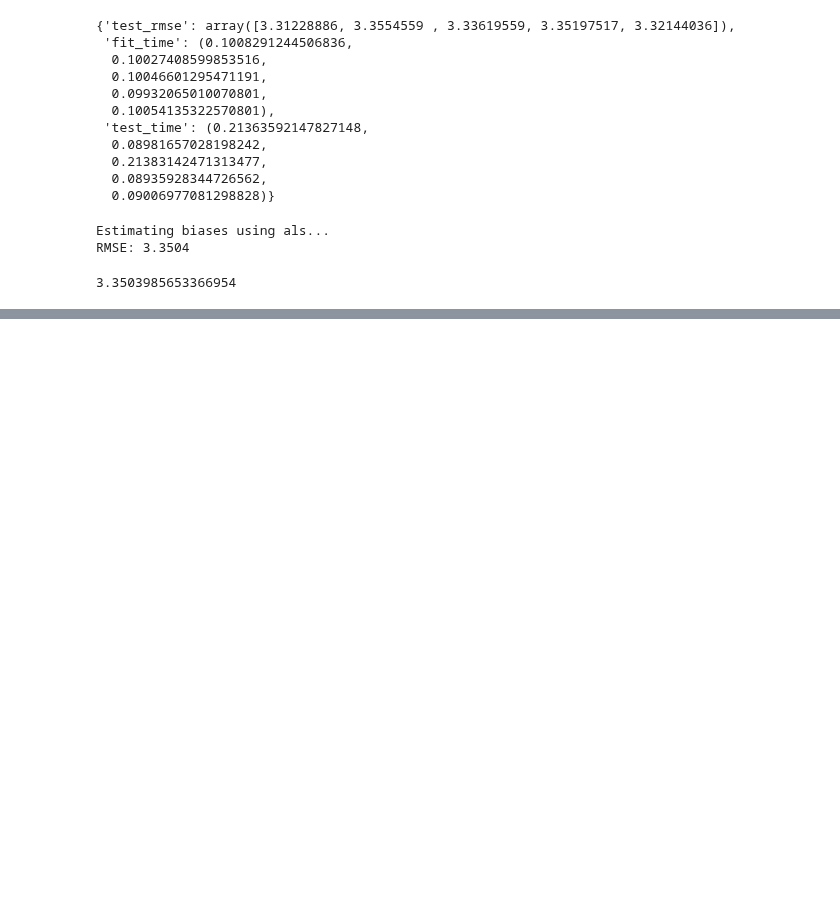
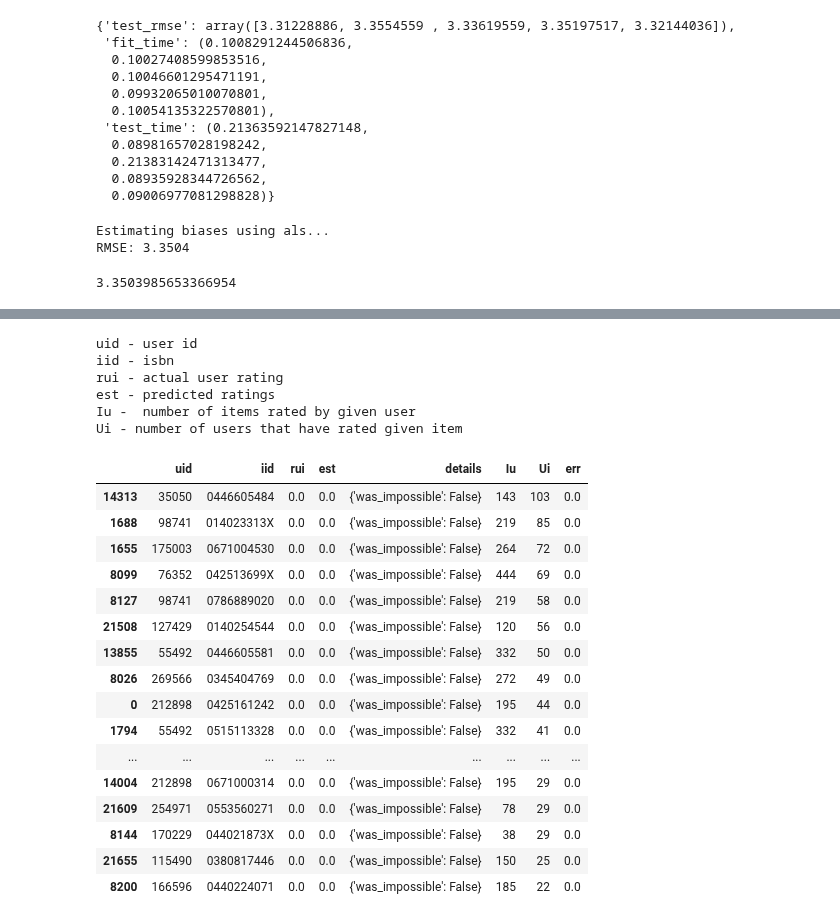
Before and after one commit to mpayumo/book-recommender-model, a Jupyter notebook: 3-book-recommender-best.ipynb, the cells around one changed output, grey strips where cells are left out. Saved outputs shown, nothing was run; the diff lists cells and outputs as text; code cells hidden in the pictures; blank space fills up the shorter version.

```diff
--- a/3-book-recommender-best.ipynb
+++ b/3-book-recommender-best.ipynb
@@ -248,3 +250,27 @@ RMSE: 3.3504
+# %%
+def get_Iu(uid):
+    """ return the number of items rated by given user
+    args:
+      uid: the id of the user
+    returns:
+      the number of items rated by the user
+    """
+    try:
+        return len(trainset.ur[trainset.to_inner_uid(uid)])
+    except ValueError: # user was not part of the trainset
+        return 0
+
+def get_Ui(iid):
+    """ return number of users that have rated given item
+    args:
+      iid: the raw id of the item
+    returns:
+      the number of users that have rated the item.
+    """
+    try:
+        return len(trainset.ir[trainset.to_inner_iid(iid)])
+    except ValueError:
+        return 0
 # %%
 df_pred = pd.DataFrame(predictions, columns=['uid', 'iid', 'rui', 'est', 'details'])
 df_pred['Iu']=df_pred['uid'].apply(get_Iu)
@@ -258,0 +299,36 @@ df_pred.head()
+# %%
+# Top 20 Best Predictions
+print('''
+uid - user id
+iid - isbn
+rui - actual user rating
+est - predicted ratings
+Iu -  number of items rated by given user
+Ui - number of users that have rated given item
+''')
+best_predictions = df_pred.sort_values(by='err', ascending=True)[:20]
+best_predictions.sort_values(by='Ui', ascending=False)
+# %% [output]
+uid - user id
+iid - isbn
+rui - actual user rating
+est - predicted ratings
+Iu -  number of items rated by given user
+Ui - number of users that have rated given item
+|  | uid | iid | rui | est | details | Iu | Ui | err |
+| 14313 | 35050 | 0446605484 | 0.0 | 0.0 | {'was_impossible': False} | 143 | 103 | 0.0 |
+| 1688 | 98741 | 014023313X | 0.0 | 0.0 | {'was_impossible': False} | 219 | 85 | 0.0 |
+| 1655 | 175003 | 0671004530 | 0.0 | 0.0 | {'was_impossible': False} | 264 | 72 | 0.0 |
+| 8099 | 76352 | 042513699X | 0.0 | 0.0 | {'was_impossible': False} | 444 | 69 | 0.0 |
+| 8127 | 98741 | 0786889020 | 0.0 | 0.0 | {'was_impossible': False} | 219 | 58 | 0.0 |
+| 21508 | 127429 | 0140254544 | 0.0 | 0.0 | {'was_impossible': False} | 120 | 56 | 0.0 |
+| 13855 | 55492 | 0446605581 | 0.0 | 0.0 | {'was_impossible': False} | 332 | 50 | 0.0 |
+| 8026 | 269566 | 0345404769 | 0.0 | 0.0 | {'was_impossible': False} | 272 | 49 | 0.0 |
+| 0 | 212898 | 0425161242 | 0.0 | 0.0 | {'was_impossible': False} | 195 | 44 | 0.0 |
+| 1794 | 55492 | 0515113328 | 0.0 | 0.0 | {'was_impossible': False} | 332 | 41 | 0.0 |
+| ... | ... | ... | ... | ... | ... | ... | ... | ... |
+| 14004 | 212898 | 0671000314 | 0.0 | 0.0 | {'was_impossible': False} | 195 | 29 | 0.0 |
+| 21609 | 254971 | 0553560271 | 0.0 | 0.0 | {'was_impossible': False} | 78 | 29 | 0.0 |
+| 8144 | 170229 | 044021873X | 0.0 | 0.0 | {'was_impossible': False} | 38 | 29 | 0.0 |
+| 21655 | 115490 | 0380817446 | 0.0 | 0.0 | {'was_impossible': False} | 150 | 25 | 0.0 |
+| 8200 | 166596 | 0440224071 | 0.0 | 0.0 | {'was_impossible': False} | 185 | 22 | 0.0 |
```
Also changed, not shown: parts of 21 cells of this notebook, 3 other files.
